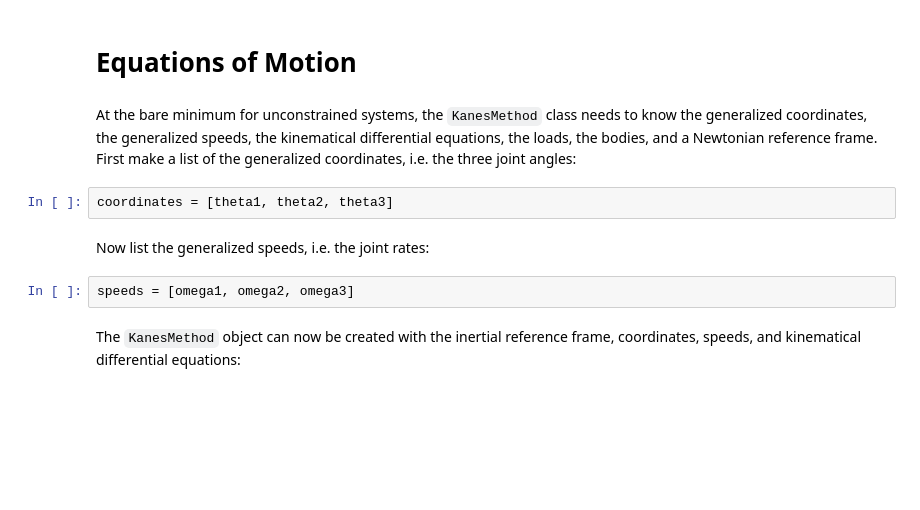
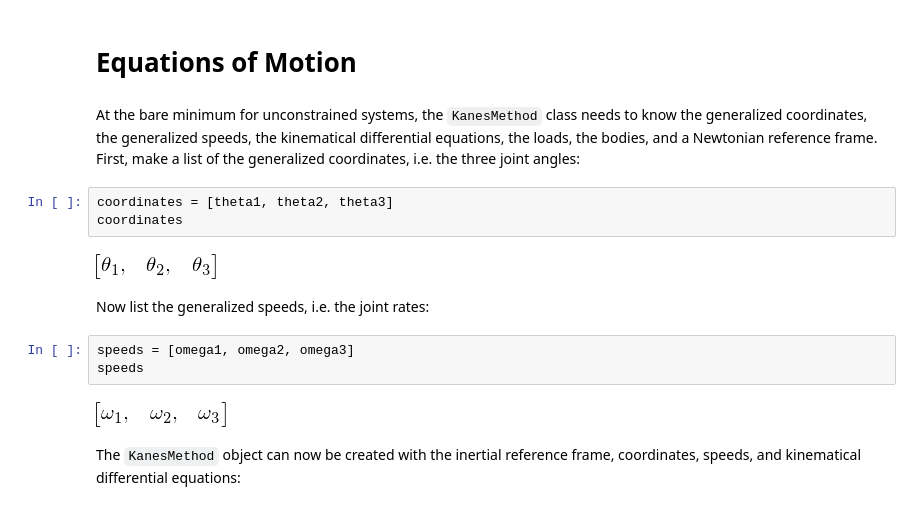
Before and after one commit to pydy/pydy-tutorial-human-standing, a Jupyter notebook: notebooks/n06_equations_of_motion.ipynb, the cells around one changed output. Saved outputs shown, nothing was run; the diff lists cells and outputs as text; blank space fills up the shorter version.

```diff
--- a/notebooks/n06_equations_of_motion.ipynb
+++ b/notebooks/n06_equations_of_motion.ipynb
@@ -23,13 +27,19 @@ init_vprinting()
 # %% [markdown]
 # Equations of Motion
 # %% [markdown]
-At the bare minimum for unconstrained systems, the `KanesMethod` class needs to know the generalized coordinates, the generalized speeds, the kinematical differential equations, the loads, the bodies, and a Newtonian reference frame. First make a list of the generalized coordinates, i.e. the three joint angles:
+At the bare minimum for unconstrained systems, the `KanesMethod` class needs to know the generalized coordinates, the generalized speeds, the kinematical differential equations, the loads, the bodies, and a Newtonian reference frame. First, make a list of the generalized coordinates, i.e. the three joint angles:
 # %%
 coordinates = [theta1, theta2, theta3]
+coordinates
+# %% [output]
+[figure, added]
 # %% [markdown]
 Now list the generalized speeds, i.e. the joint rates:
 # %%
 speeds = [omega1, omega2, omega3]
+speeds
+# %% [output]
+[figure, added]
 # %% [markdown]
 The `KanesMethod` object can now be created with the inertial reference frame, coordinates, speeds, and kinematical differential equations:
 # %%
```
Also changed, not shown: parts of 10 cells of this notebook.
